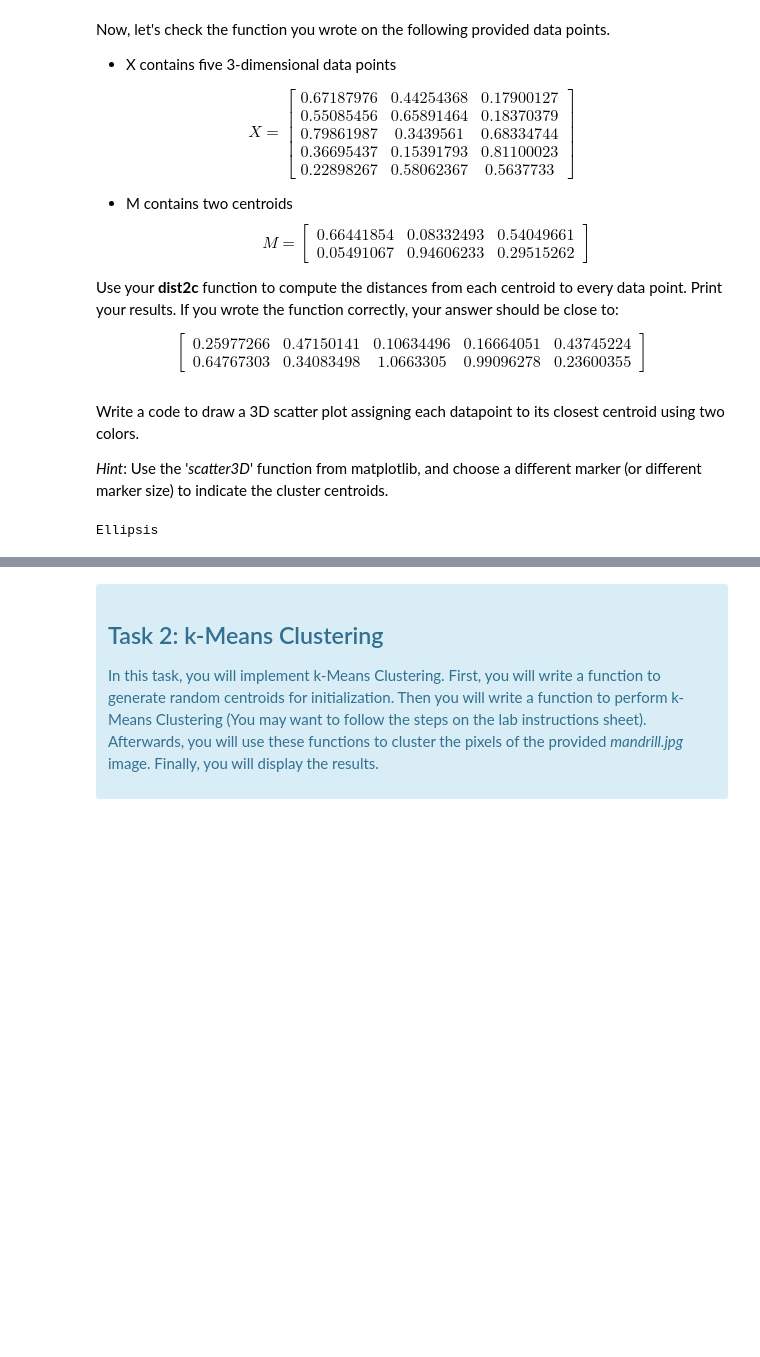
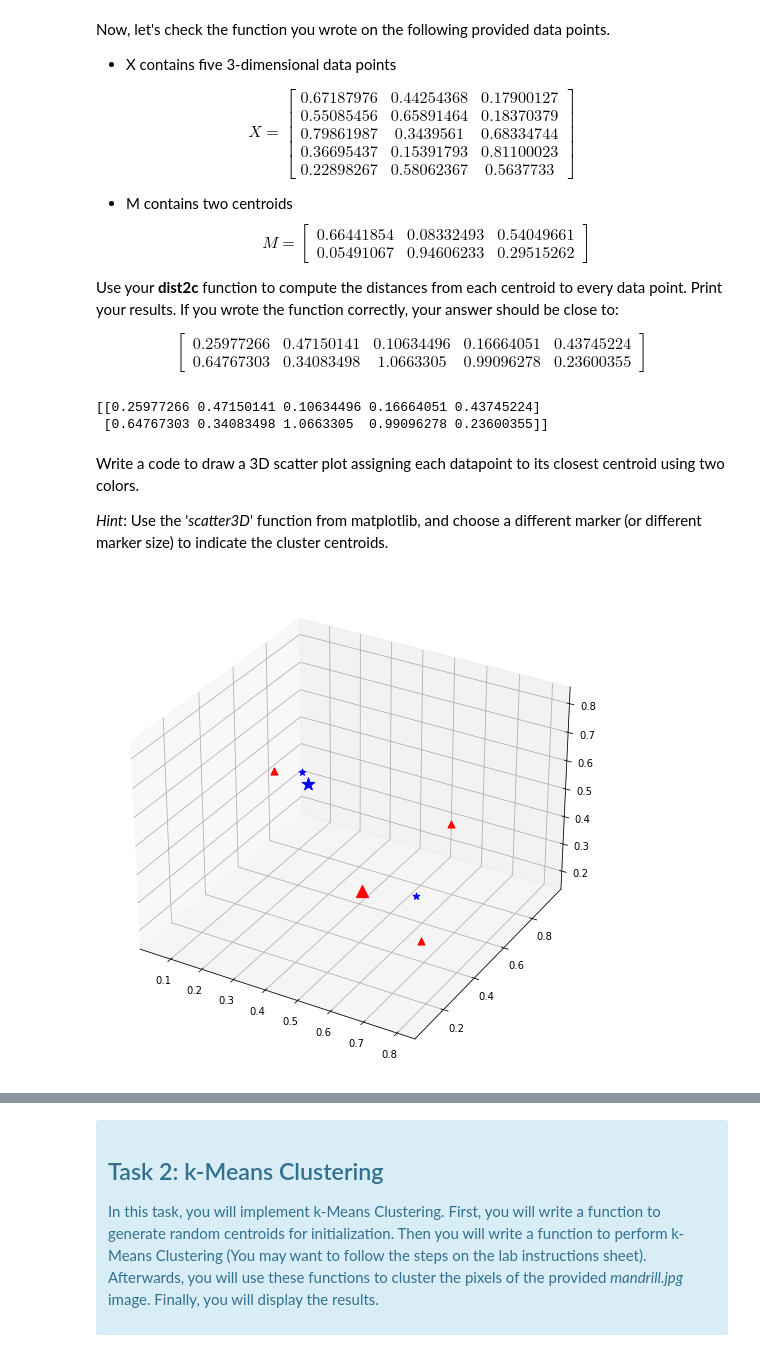
Before and after one commit to Antonio417/K-means, a Jupyter notebook: K-means.ipynb, the cells around one changed output, grey strips where cells are left out. Saved outputs shown, nothing was run; the diff lists cells and outputs as text; code cells hidden in the pictures; blank space fills up the shorter version.

Commit message:
Finding distance between centroid and data points

```diff
--- a/K-means.ipynb
+++ b/K-means.ipynb
@@ -76,8 +76,14 @@ def dist2c(data, centroids):
     # Output - dist      : numpy array of size c x N
     # N = the number of data points, c = the number of centroids, d = dimension of data
 
+    dist = np.zeros(shape = (len(centroids),len(data))) # Initialize dist variable
+
+    for i in range(len(dist)):
+        for j in range(len(dist[i])):
+            dist[i][j] = np.sum((data[j]-centroids[i])**2)
+    dist = np.array(dist)
+
     ### Insert your solution here ###
-    dist = ...
 
     return dist
 # %% [markdown]
@@ -112,7 +118,13 @@ Use your **dist2c** function to compute the distances from each centroid to ever
 \end{bmatrix}
 # %%
 ### Insert your solution here ###
-...
+X = np.array([[0.67187976, 0.44254368, 0.17900127], [0.55085456, 0.65891464, 0.18370379],[0.79861987, 0.3439561, 0.68334744], [0.36695437, 0.15391793, 0.81100023], [0.22898267, 0.58062367, 0.5637733]])
+M = np.array([[0.66441854, 0.08332493, 0.54049661], [0.05491067, 0.94606233, 0.29515262]])
+distance = dist2c(X,M)
+print(distance)
+# %% [output]
+[[0.25977266 0.47150141 0.10634496 0.16664051 0.43745224]
+ [0.64767303 0.34083498 1.0663305  0.99096278 0.23600355]]
 # %% [markdown]
 Write a code to draw a 3D scatter plot assigning each datapoint to its closest centroid using two colors.
 
@@ -120,10 +132,22 @@ Write a code to draw a 3D scatter plot assigning each datapoint to its closest c
 # %%
 ### Insert your solution here ###
 
 # Create the plot and display the result
-...
+
+distance = np.transpose(distance)
+
+fig = plt.figure(figsize=(16,9))
+ax = plt.axes(projection = "3d")
+ax.scatter3D(M[0][0], M[0][1], M[0][2], marker = '^', s = 150, color = "red")
+ax.scatter3D(M[1][0], M[1][1], M[1][2], marker = '*', s = 180, color = "blue")
+
+for i in range(len(distance)):
+    if distance[i][0] > distance[i][1]:
+        ax.scatter3D(X[i][0],X[i][1],X[i][2],marker = '*', s = 50, color = "blue")
+    else:
+        ax.scatter3D(X[i][0],X[i][1],X[i][2], marker = '^', s = 50, color = "red")
 # %% [output]
-Ellipsis
+[figure, added]
 # %% [markdown]
 <div class="alert alert-block alert-success">
 
```
Also changed, not shown: parts of 1 cell of this notebook.
